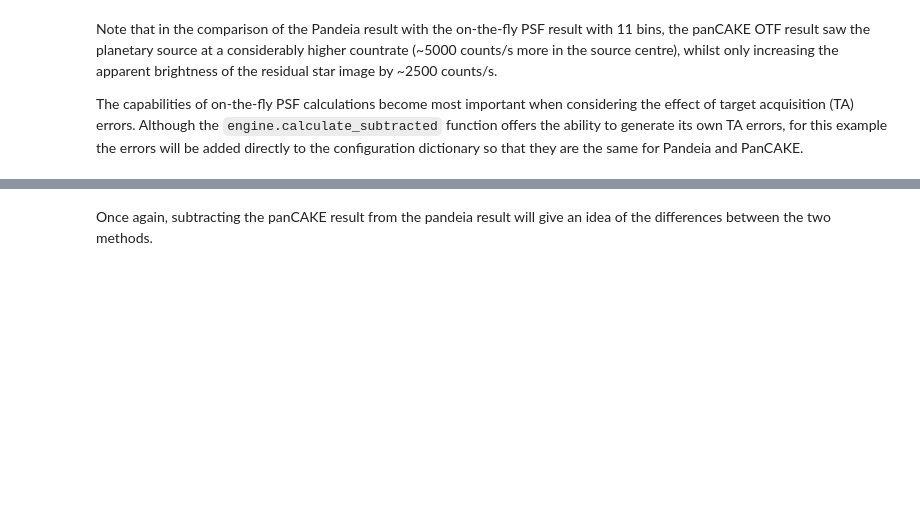
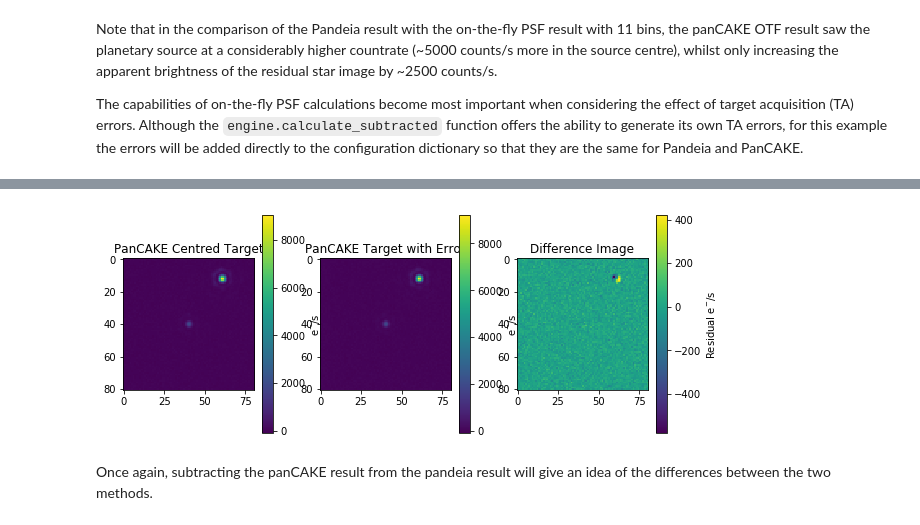
Before and after one commit to spacetelescope/pandeia-coronagraphy, a Jupyter notebook: notebooks/miri_pandeia_pancake.ipynb, the cells around one changed output, grey strips where cells are left out. Cells and saved outputs as stored; diff of their text form; code cells hidden in the pictures; blank space fills up the shorter version.

```diff
--- a/notebooks/miri_pandeia_pancake.ipynb
+++ b/notebooks/miri_pandeia_pancake.ipynb
@@ -211,3 +254,24 @@ plt.colorbar().set_label('e$^{-}$/s')
+# %%
+pancake_slope_centred = pancake_centered['target']
+pancake_slope_errored = pancake_errored['target']
+pancake_slope_subtracted = pancake_slope_centred - pancake_slope_errored
+
+plt.figure(figsize=(10,4))
+plt.subplot(131)
+plt.imshow(pancake_slope_centred)
+plt.title('PanCAKE Centred Target')
+plt.colorbar().set_label('e$^{-}$/s')
+plt.subplot(132)
+plt.imshow(pancake_slope_errored)
+plt.title('PanCAKE Target with Error')
+plt.colorbar().set_label('e$^{-}$/s')
+plt.subplot(133)
+plt.imshow(pancake_slope_subtracted)
+plt.title('Difference Image')
+plt.colorbar().set_label('Residual e$^{-}$/s')
+plt.savefig('pancake.png')
+# %% [output]
+[figure, added]
 # %% [markdown]
 Once again, subtracting the panCAKE result from the pandeia result will give an idea of the differences between the two methods.
 # %%
```
Also changed, not shown: parts of 7 cells of this notebook, 5 other files.
